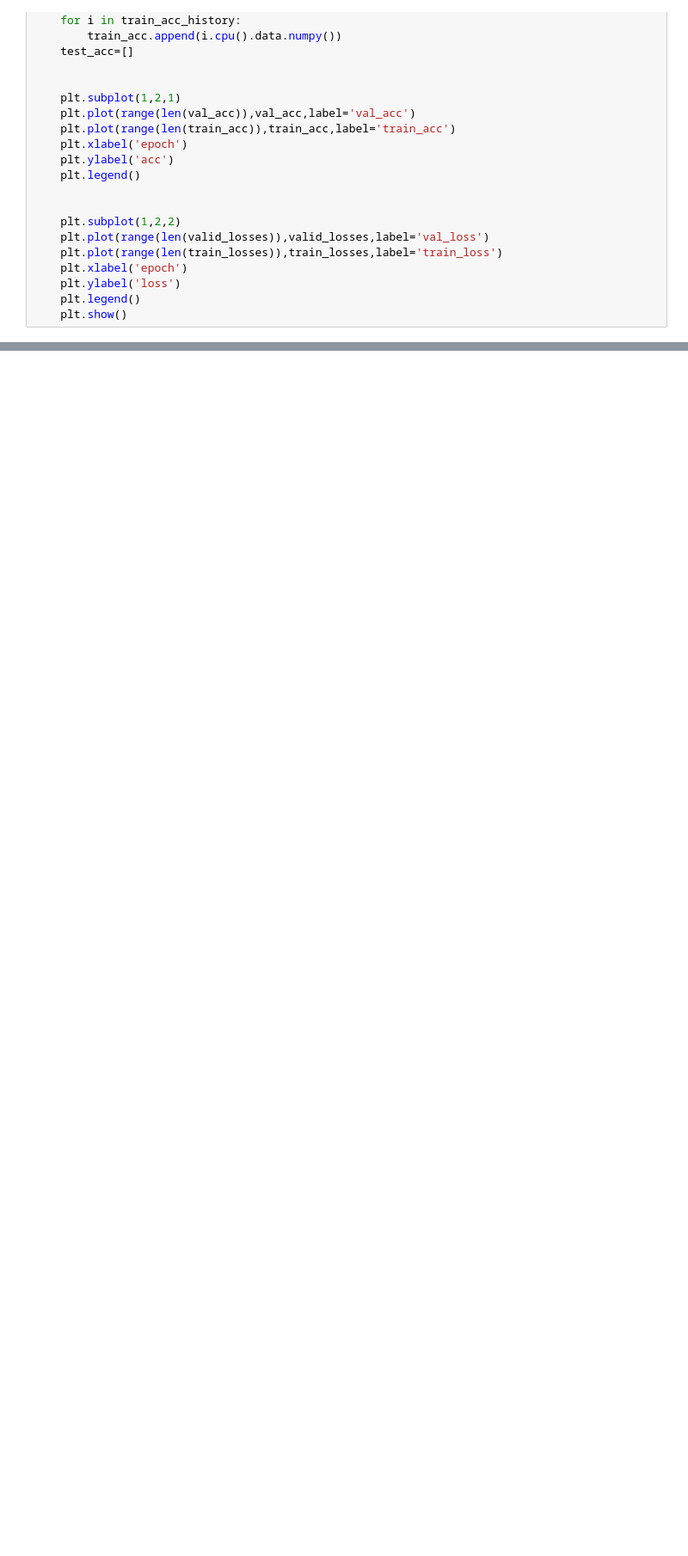
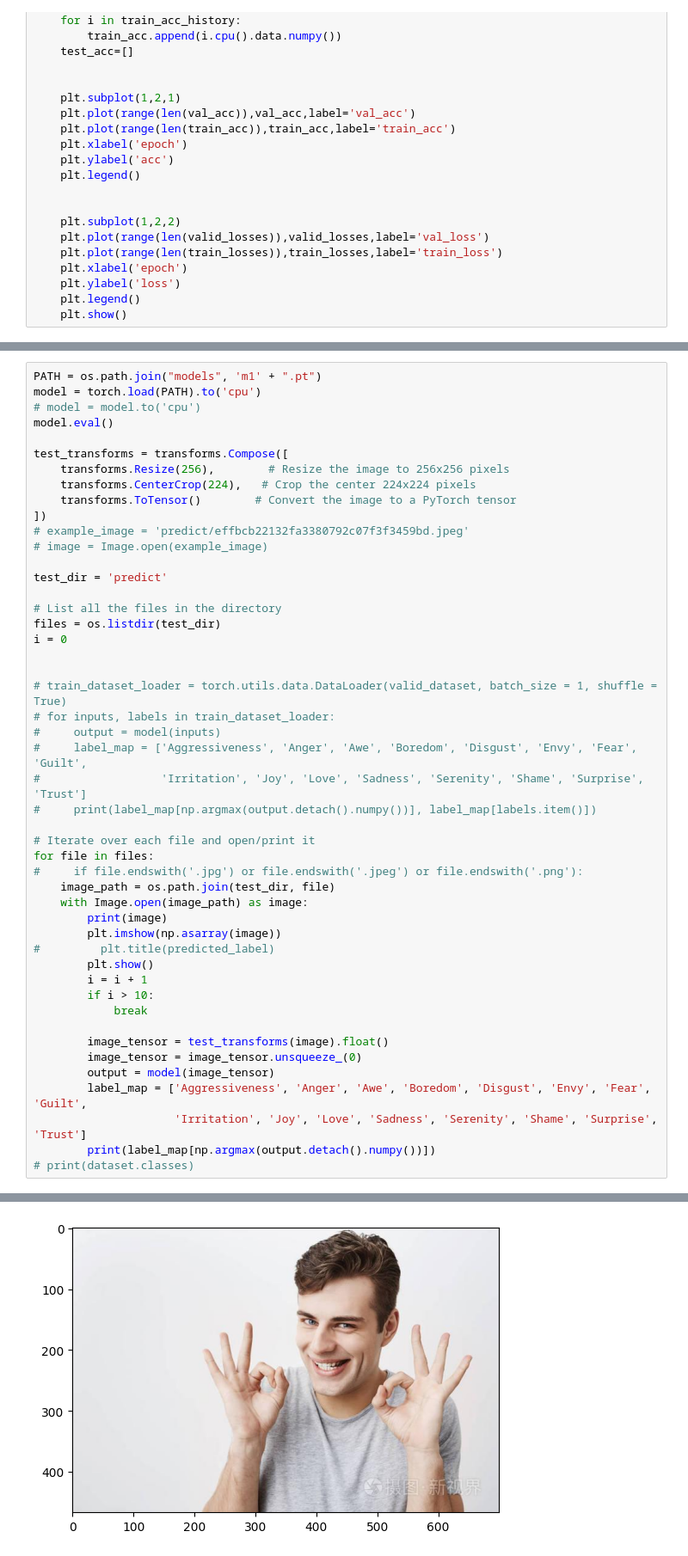
Before and after one commit to shiyu-cheng/6895_Visual_Sentiment_Prediction, a Jupyter notebook: model/6895-model1.ipynb, the cells around one changed output, grey strips where cells are left out. Shown at 86% size. Saved outputs shown, nothing was run; the diff lists cells and outputs as text; blank space fills up the shorter version.

```diff
--- a/model/6895-model1.ipynb
+++ b/model/6895-model1.ipynb
@@ -168,0 +170,49 @@ valid Loss: 1.9919 Acc: 0.5169
+# %%
+PATH = os.path.join("models", 'm1' + ".pt")
+model = torch.load(PATH).to('cpu')
+# model = model.to('cpu')
+model.eval()
+
+test_transforms = transforms.Compose([
+    transforms.Resize(256),        # Resize the image to 256x256 pixels
+    transforms.CenterCrop(224),   # Crop the center 224x224 pixels
+    transforms.ToTensor()        # Convert the image to a PyTorch tensor
+])
+# example_image = 'predict/effbcb22132fa3380792c07f3f3459bd.jpeg'
+# image = Image.open(example_image)
+
+test_dir = 'predict'
+
+# List all the files in the directory
+files = os.listdir(test_dir)
+i = 0
+
+
+# train_dataset_loader = torch.utils.data.DataLoader(valid_dataset, batch_size = 1, shuffle = True)
+# for inputs, labels in train_dataset_loader:
+#     output = model(inputs)
+#     label_map = ['Aggressiveness', 'Anger', 'Awe', 'Boredom', 'Disgust', 'Envy', 'Fear', 'Guilt',
+#                  'Irritation', 'Joy', 'Love', 'Sadness', 'Serenity', 'Shame', 'Surprise', 'Trust']
+#     print(label_map[np.argmax(output.detach().numpy())], label_map[labels.item()])
+
+# Iterate over each file and open/print it
+for file in files:
+#     if file.endswith('.jpg') or file.endswith('.jpeg') or file.endswith('.png'):
+    image_path = os.path.join(test_dir, file)
+    with Image.open(image_path) as image:
+        print(image)
+        plt.imshow(np.asarray(image))
+#         plt.title(predicted_label)
+        plt.show()
+        i = i + 1
+        if i > 10:
+            break
+
+        image_tensor = test_transforms(image).float()
+        image_tensor = image_tensor.unsqueeze_(0)
+        output = model(image_tensor)
+        label_map = ['Aggressiveness', 'Anger', 'Awe', 'Boredom', 'Disgust', 'Envy', 'Fear', 'Guilt',
+                     'Irritation', 'Joy', 'Love', 'Sadness', 'Serenity', 'Shame', 'Surprise', 'Trust']
+        print(label_map[np.argmax(output.detach().numpy())])
+# print(dataset.classes)
+# %% [output]
@@ -168,0 +220 @@ valid Loss: 1.9919 Acc: 0.5169
+[figure, added]
```
Also changed, not shown: parts of 4 cells of this notebook, 10 other files.
